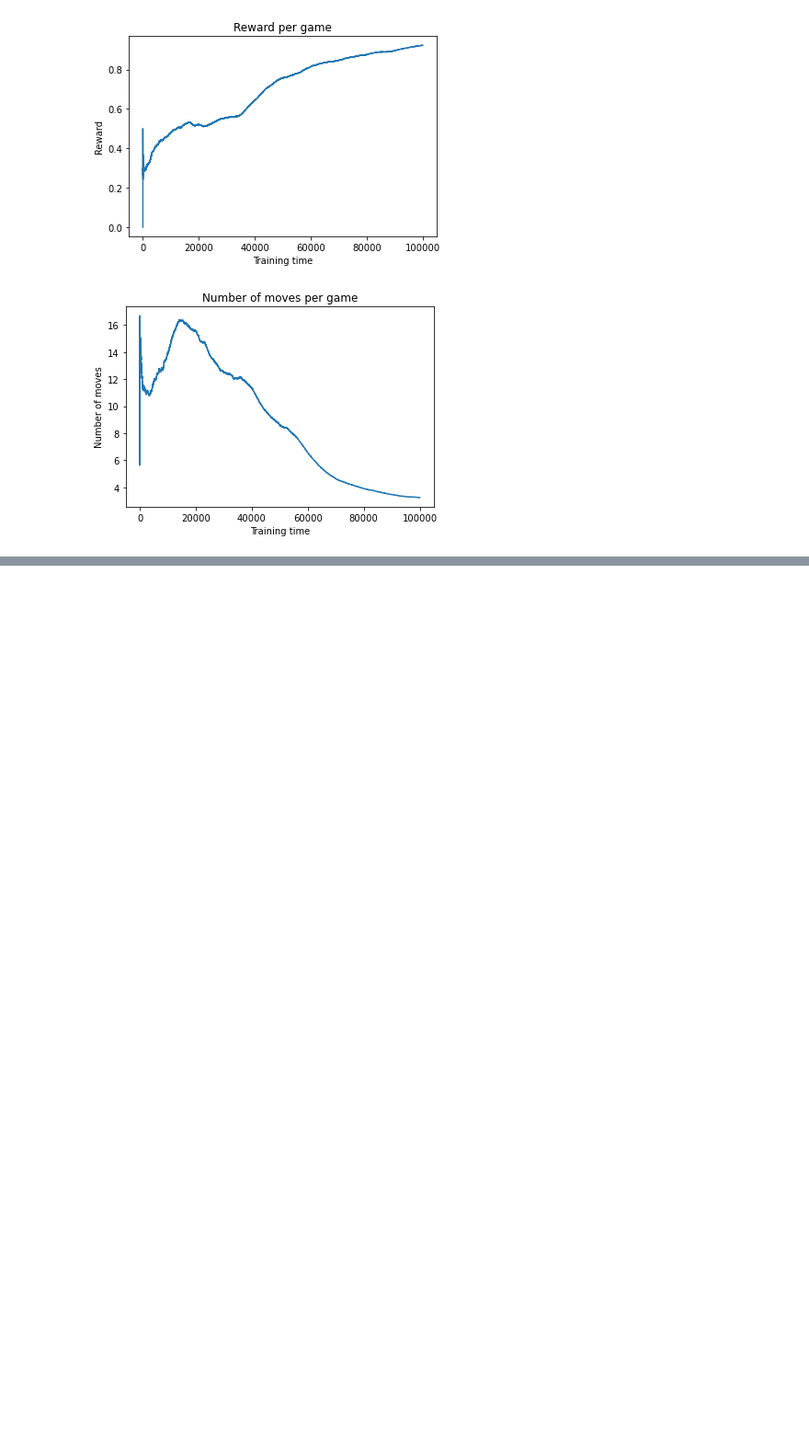
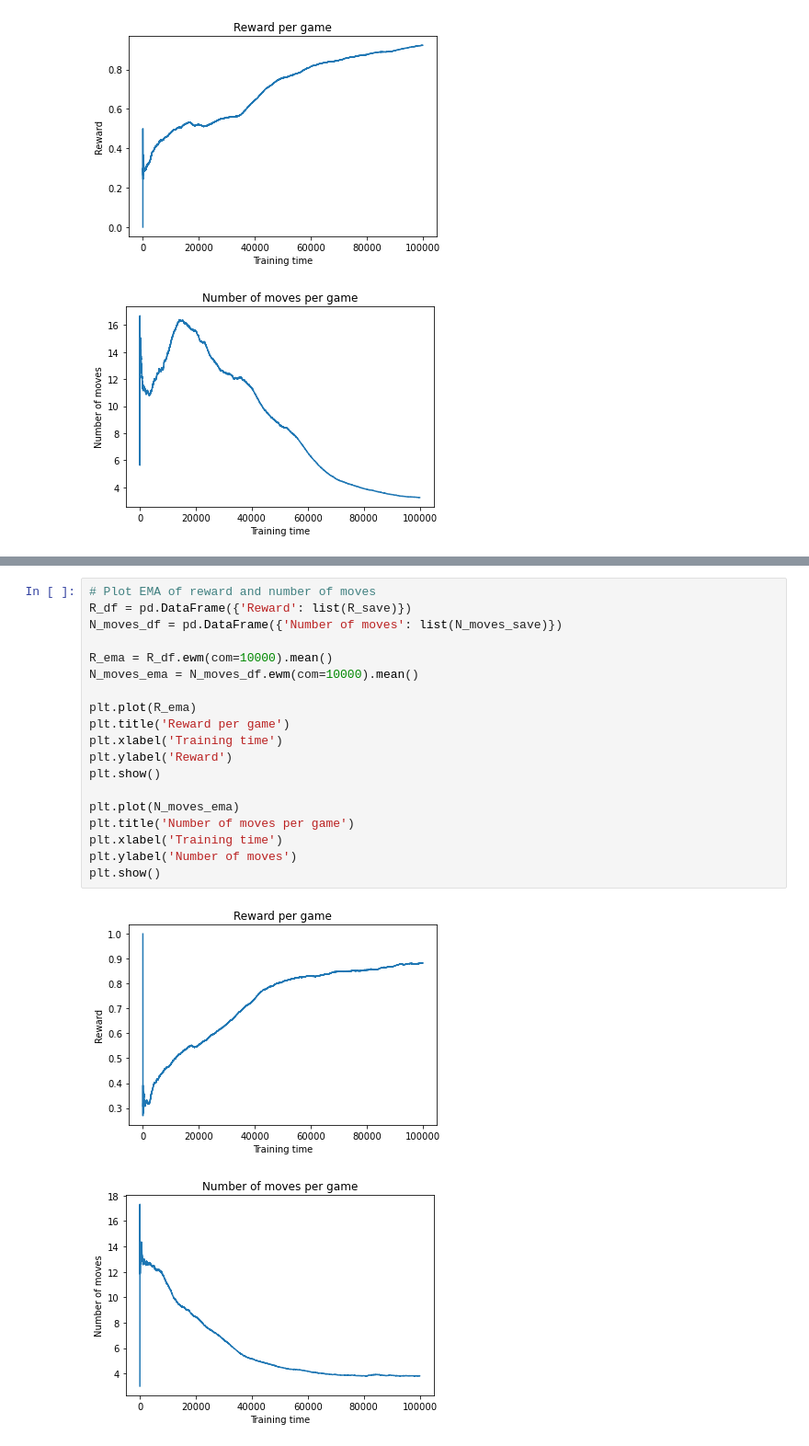
Before and after one commit to sunshiran171250501/intro-rl-assignment, a Jupyter notebook: Assignment.ipynb, the cells around one changed output, grey strips where cells are left out. Shown at 92% size. Drawn from its saved outputs; the diff is of its cells as text; blank space fills up the shorter version.

```diff
--- a/Assignment.ipynb
+++ b/Assignment.ipynb
@@ -271,0 +469,22 @@ plt.show()
+# %%
+# Plot EMA of reward and number of moves
+R_df = pd.DataFrame({'Reward': list(R_save)})
+N_moves_df = pd.DataFrame({'Number of moves': list(N_moves_save)})
+
+R_ema = R_df.ewm(com=10000).mean()
+N_moves_ema = N_moves_df.ewm(com=10000).mean()
+
+plt.plot(R_ema)
+plt.title('Reward per game')
+plt.xlabel('Training time')
+plt.ylabel('Reward')
+plt.show()
+
+plt.plot(N_moves_ema)
+plt.title('Number of moves per game')
+plt.xlabel('Training time')
+plt.ylabel('Number of moves')
+plt.show()
+# %% [output]
+[figure, added]
+[figure, added]
```
Also changed, not shown: parts of 4 cells of this notebook.
